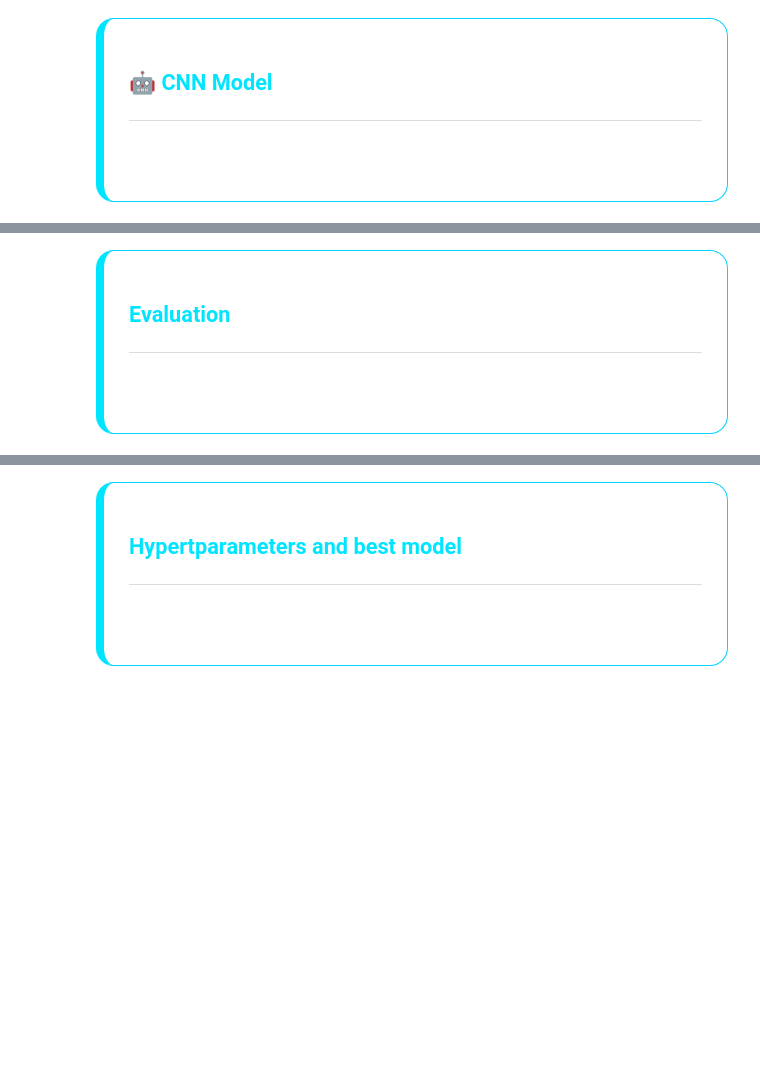
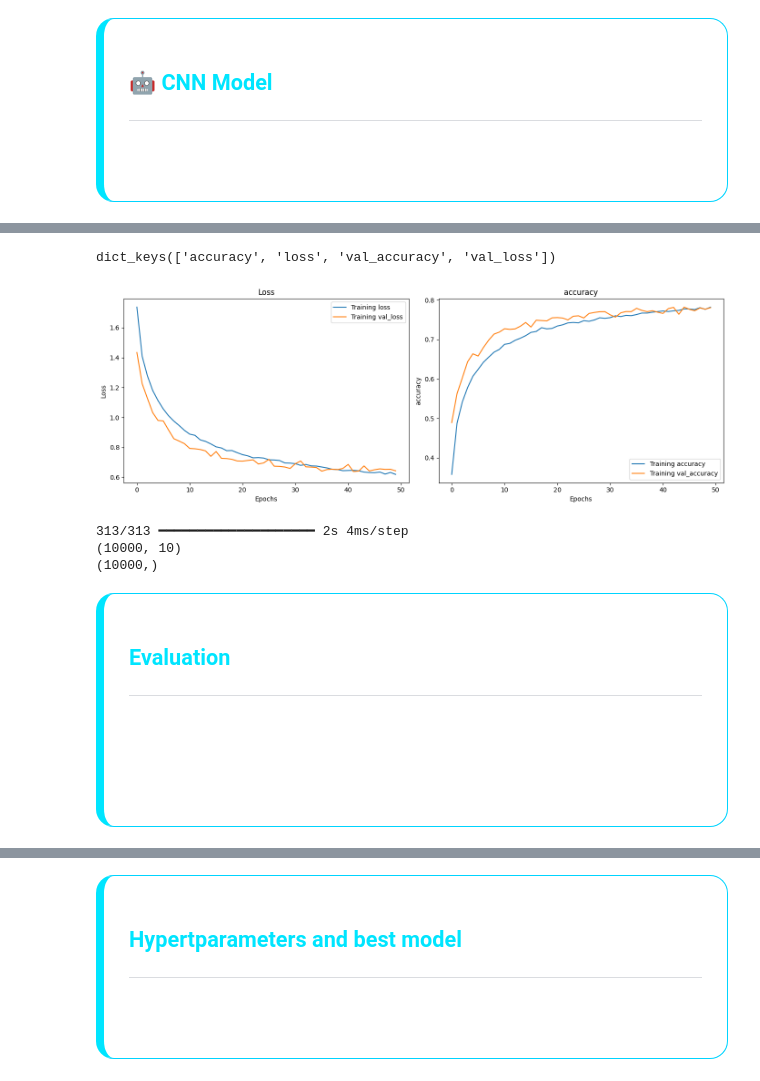
Before and after one commit to isapour0/First-Repository, a Jupyter notebook: CIFAR10_CNN.ipynb, the cells around one changed output, grey strips where cells are left out. Drawn from its saved outputs; the diff is of its cells as text; code cells hidden in the pictures; blank space fills up the shorter version.

```diff
--- a/CIFAR10_CNN.ipynb
+++ b/CIFAR10_CNN.ipynb
@@ -191,3 +322,5 @@ font-family:Segoe UI;
+# %%
+X_train_part, X_val, y_train_part, y_val = train_test_split(X_train, y_train, test_size=0.2, random_state=42)
 # %% [markdown]
 <div style="
 background:linear-gradient(135deg,#08131f,#0d1b2a,#132238);
@@ -209,0 +389,15 @@ font-family:Segoe UI;
+# %%
+# the compile model
+model.compile(
+    optimizer=Adam(learning_rate=0.001),
+    loss='categorical_crossentropy',
+    metrics=['accuracy']
+)
+# %%
+# Fit modeling on training data
+history = model.fit(
+    X_train_part, y_train_part,
+    validation_data=(X_val, y_val),
+    epochs=50,
+    batch_size=64,
+)
@@ -210,3 +431,38 @@ font-family:Segoe UI;
+# %%
+history.history.keys()
+# %% [output]
+dict_keys(['accuracy', 'loss', 'val_accuracy', 'val_loss'])
+# %%
+fig, axes = plt.subplots(1, 2, figsize=(14, 5))
+
+axes[0].plot(history.history['loss'], label='Training loss')
+axes[0].plot(history.history['val_loss'], label='Training val_loss')
+axes[0].set_title('Loss')
+axes[0].set_xlabel('Epochs')
+axes[0].set_ylabel('Loss')
+axes[0].legend()
+
+axes[1].plot(history.history['accuracy'], label='Training accuracy')
+axes[1].plot(history.history['val_accuracy'], label='Training val_accuracy')
+axes[1].set_title('accuracy')
+axes[1].set_xlabel('Epochs')
+axes[1].set_ylabel('accuracy')
+axes[1].legend()
+
+plt.tight_layout()
+plt.show()
+# %% [output]
+[figure, added]
+# %%
+yhat = model.predict(X_test)
+yhat_classes = np.argmax(yhat, axis=1)
+
+print (yhat.shape)
+print (yhat_classes.shape)
+# %% [output]
+313/313 ━━━━━━━━━━━━━━━━━━━━ 2s 4ms/step
+(10000, 10)
+(10000,)
 # %% [markdown]
 <div style="
 background:linear-gradient(135deg,#08131f,#0d1b2a,#132238);
@@ -222,5 +478,7 @@ font-family:Segoe UI;
 <hr style="border:1px solid #8A2BE2;opacity:.4;">
 <ul>
 <li>Evaluation of models</li>
+<li>classification_report and confusion_matrix</li>
+<li>number of loss</li>
 </ul>
 </div>
```
Also changed, not shown: parts of 21 cells of this notebook.
